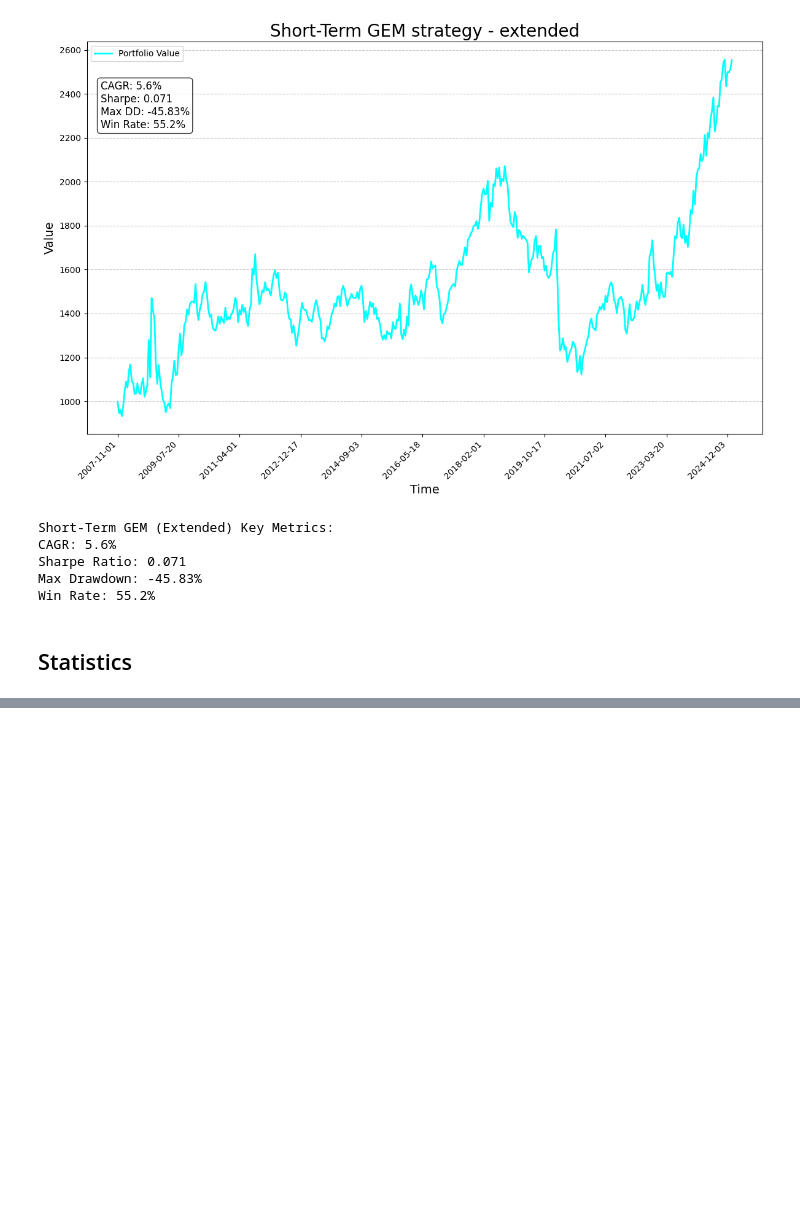
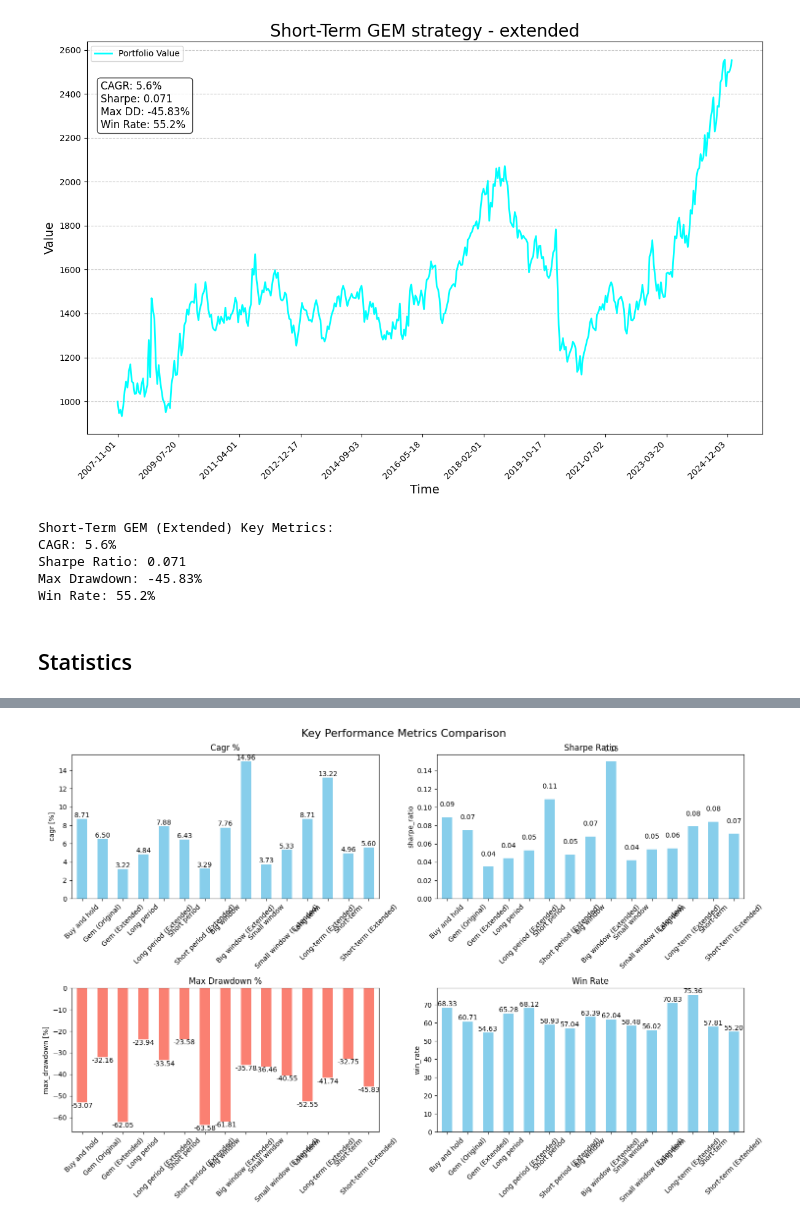
Before and after one commit to Azalurg/stock-market-research, a Jupyter notebook: gem.ipynb, the cells around one changed output, grey strips where cells are left out. Saved outputs shown, nothing was run; the diff lists cells and outputs as text; code cells hidden in the pictures; blank space fills up the shorter version.

Commit message:
Enhance GEM strategy results with visualizations and clean formatting

```diff
--- a/gem.ipynb
+++ b/gem.ipynb
@@ -166,7 +181,9 @@ def plot(plot_values: list[float], plot_days: list[str], title: str, stats: dict
     plt.tight_layout()
     plt.show()
 # %%
-def calculate_portfolio_statistics(values: list[float], days_of_investment: list[str]) -> dict[str, float]:
+def calculate_portfolio_statistics(
+    values: list[float], days_of_investment: list[str]
+) -> dict[str, float]:
     """Calculate comprehensive portfolio statistics from values and dates."""
     values = np.array(values)
     first_value = values[0]
@@ -385,7 +402,9 @@ def gem_sim(
     start_index = max(adjusted_comparison_time_window, earliest_valid)
 
     for i in range(start_index, len(df.index), adjusted_rebalance_period):
-        value_change = strategy.calc_momentum(tickers, i, adjusted_comparison_time_window)
+        value_change = strategy.calc_momentum(
+            tickers, i, adjusted_comparison_time_window
+        )
         best_performer = max(value_change, key=value_change.get)
         strategy.rebalance_portfolio(best_performer, i, transaction_cost)
         strategy.record_value(i)
@@ -921,5 +940,87 @@ for key, value in portfolios.items():
 # Transpose so portfolios are in columns
 df_results = pd.DataFrame(results)
 df_results = df_results.round(3)
-print(df_results.to_string())
+
+# Display styled table
+from IPython.display import display
+
+
+def format_number(x, decimals=2, percent=False):
+    """Format number without trailing zeros."""
+    fmt = f"{x:.{decimals}f}"
+    result = fmt.rstrip("0").rstrip(".")
+    if percent:
+        result += "%"
+    return result
+
+
+display(df_results.style.set_caption("Portfolio Performance Comparison"))
+
+# Bar chart for key metrics
+import matplotlib.pyplot as plt
+
+key_metrics = ["cagr [%]", "sharpe_ratio", "max_drawdown [%]", "win_rate"]
+fig, axes = plt.subplots(2, 2, figsize=(15, 10))
+fig.suptitle("Key Performance Metrics Comparison", fontsize=16)
+
+for i, metric in enumerate(key_metrics):
+    ax = axes[i // 2, i % 2]
+    values = df_results.loc[metric]
+    colors = (
+        ["skyblue" if x >= 0 else "salmon" for x in values]
+        if "drawdown" in metric
+        else "skyblue"
+    )
+    values.plot(kind="bar", ax=ax, color=colors)
+    ax.set_title(f'{metric.replace("[%]", "%").replace("_", " ").title()}')
+    ax.set_ylabel(metric)
+    ax.tick_params(axis="x", rotation=45)
+    # Add value labels on bars
+    for j, v in enumerate(values):
+        ax.text(
+            j,
+            v + (0.01 if v >= 0 else -0.01),
+            f"{v:.2f}",
+            ha="center",
+            va="bottom" if v >= 0 else "top",
+        )
+
+plt.tight_layout()
+plt.show()
+
+# Scatter plot: Risk vs Return
+plt.figure(figsize=(10, 6))
+cagr = df_results.loc["cagr [%]"]
+volatility = df_results.loc["annual_volatility"]
+sharpe = df_results.loc["sharpe_ratio"]
+
+# Ensure all are numpy arrays
+cagr = cagr.values.astype(float)
+volatility = volatility.values.astype(float)
+sharpe = sharpe.values.astype(float)
+
+# Filter out NaN
+valid = pd.notna(cagr) & pd.notna(volatility) & pd.notna(sharpe)
+cagr = cagr[valid]
+volatility = volatility[valid]
+sharpe = sharpe[valid]
+labels = df_results.columns[valid]
+
+plt.scatter(volatility, cagr, s=sharpe * 100, alpha=0.6, c=sharpe, cmap="viridis")
+plt.colorbar(label="Sharpe Ratio")
+plt.xlabel("Annual Volatility")
+plt.ylabel("CAGR (%)")
+plt.title("Risk-Return Scatter Plot (Bubble size = Sharpe Ratio)")
+
+for i, txt in enumerate(labels):
+    plt.annotate(
+        txt,
+        (volatility[i], cagr[i]),
+        xytext=(5, 5),
+        textcoords="offset points",
+        fontsize=8,
+    )
+
+plt.grid(True, alpha=0.3)
+plt.show()
 # %% [output]
@@ -942,0 +1045 @@ final_value                 6005.89        3066.58         1721.5     2309.33
+[figure, added]
```
Also changed, not shown: parts of 3 cells of this notebook.
